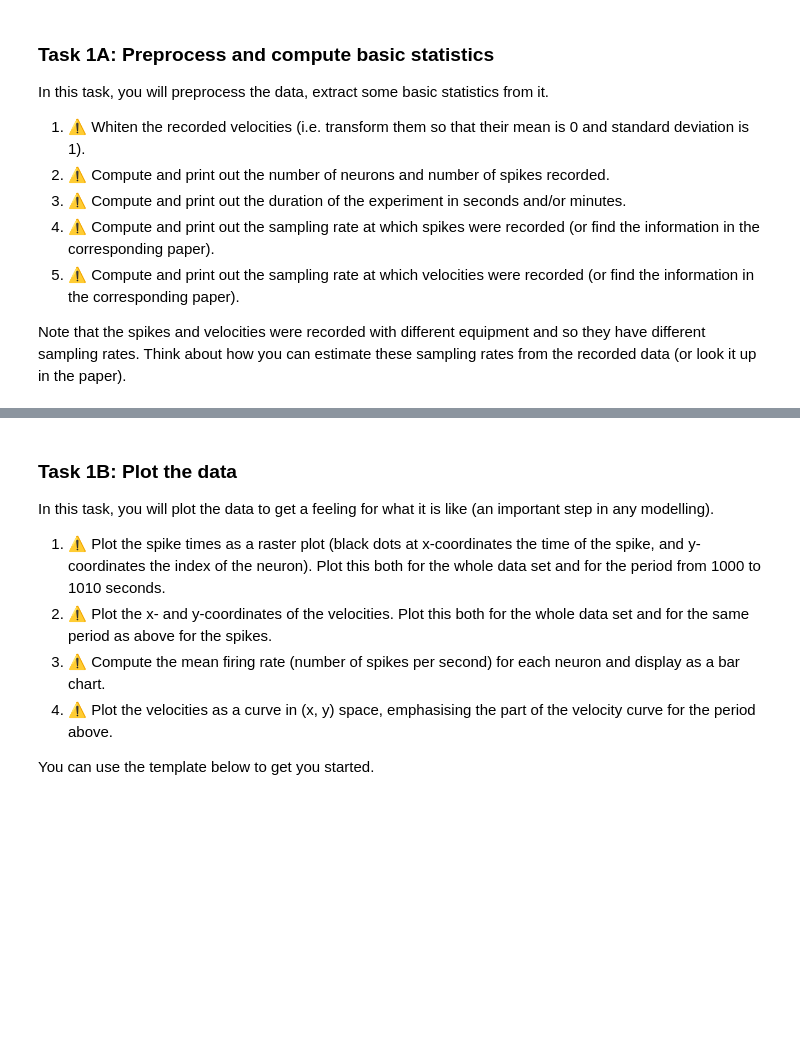
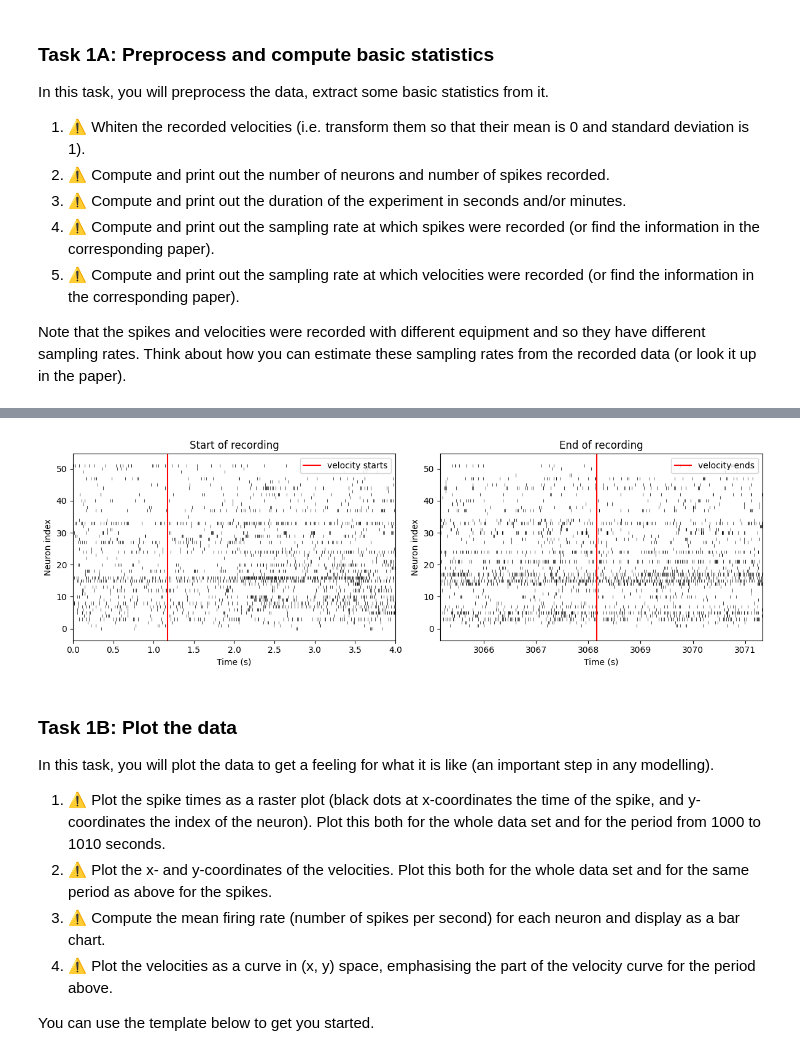
Before and after one commit to MAadinP/neuro4ml, a Jupyter notebook: cw_decoding.ipynb, the cells around one changed output, grey strips where cells are left out. Drawn from its saved outputs; the diff is of its cells as text; code cells hidden in the pictures; blank space fills up the shorter version.

```diff
--- a/cw_decoding.ipynb
+++ b/cw_decoding.ipynb
@@ -86,42 +86,75 @@ v = data['vels']
 mean = np.mean(v, axis=0)
 std = np.std(v, axis=0)
 v_normalised = (v - mean) / std
-# print(v_normalised)
-# print(f"Mean = {np.mean(v_normalised, axis=0)}")
-# print(f"Std = {np.std(v_normalised, axis=0)}")
+print(v_normalised)
+print(f"Mean = {np.mean(v_normalised)}")
+print(f"Std = {np.std(v_normalised)}")
 
 # number of neurons and spikes
 num_neurons = len(spike_times)
 num_spikes = sum(len(st) for st in spike_times)
-print('Neuron and Spike Count:')
-print(f'Number of neurons: {num_neurons}')
-print(f'Number of spikes:  {num_spikes} \n')
+print("Neuron and Spike Count:")
+print(f"Number of neurons: {num_neurons}")
+print(f"Number of spikes:  {num_spikes} \n")
 
 
 # time
 t_first = min(min(st.min() for st in spike_times), vel_times.min())
 t_last = max(max(st.max() for st in spike_times), vel_times.max())
 duration = t_last - t_first
-print('Time Count:')
-print(f'Duration: {duration:.1f} s = {duration/60:.1f} min '
-      f'(velocities recorded from {vel_times[0]:.2f} s to {vel_times[-1]:.2f} s) \n')
+print("Time Count:")
+print(f"Duration: {duration}s = {duration/60}min \n(velocities from {vel_times[0]} s to {vel_times[-1]} s) \n")
 
 # sampling rate of spikes
-print('Spike Sample Rate:')
+print("Spike Sample Rate:")
 all_spikes_sorted = np.sort(np.concatenate(spike_times)) # recall that times go between 0 and 3071.3stg
-# print(f'min = {all_spikes_sorted[0]}, max = { all_spikes_sorted[-1]}')
 isi_all = np.diff(all_spikes_sorted)
 spike_dt = isi_all[isi_all > 0].min()
 spike_fs = 1 / spike_dt
 # Check: all spike times should be (close to) integer multiples of this period
-residual = np.abs(all_spikes_sorted * np.round(spike_fs) - np.round(all_spikes_sorted * np.round(spike_fs))).max()
-print(f'Spike sampling rate: {spike_fs:.0f} Hz (period {spike_dt*1e6:.2f} us), '
-      f'max deviation from 30 kHz grid = {residual:.1e} samples')
+print(f"Spike sampling rate: {spike_fs:.2f} Hz (period {spike_dt*1e6:.2f}us) \n")
 
 
 # sampling rate of velocity
-print('Vel Sample Rate:')
+print("Vel Sample Rate:")
 vel_dt = np.median(np.diff(vel_times))
-print(f'Velocity sampling rate: {1/vel_dt:.0f} Hz (period {vel_dt*1e3:.0f} ms, '
-      f'all intervals equal: {np.allclose(np.diff(vel_times), vel_dt)})')
+print(f"Velocity sampling rate: {1/vel_dt:.2f} Hz (period {vel_dt*1e3:.2f}ms) \n")
+
+# comaring the range of times for spiking data vs the velocities
+spike_start = all_spikes_sorted[0]
+spike_end = all_spikes_sorted[-1]
+vel_start = vel_times[0]
+vel_end = vel_times[-1]
+
+print("Spikes go from", spike_start, "s to", spike_end, "s")
+print("Velocities go from", vel_start, "s to", vel_end, "s")
+print("Number of spikes before the velocity starts:", np.sum(all_spikes_sorted < vel_start))
+print("Number of spikes after the velocity ends:", np.sum(all_spikes_sorted > vel_end))
+
+plt.figure(figsize=(12, 4))
+
+# zoom into the start of the recording
+start_spikes = [st[st < 4] for st in spike_times]
+plt.subplot(1, 2, 1)
+plt.eventplot(start_spikes, colors='k', linewidths=0.5)
+plt.axvline(vel_start, color='r', label='velocity starts')
+plt.xlim(0, 4)
+plt.xlabel('Time (s)')
+plt.ylabel('Neuron index')
+plt.title('Start of recording')
+plt.legend()
+
+# zoom into the end of the recording
+end_spikes = [st[st > vel_end - 3] for st in spike_times]
+plt.subplot(1, 2, 2)
+plt.eventplot(end_spikes, colors='k', linewidths=0.5)
+plt.axvline(vel_end, color='r', label='velocity ends')
+plt.xlim(vel_end - 3, spike_end)
+plt.xlabel('Time (s)')
+plt.ylabel('Neuron index')
+plt.title('End of recording')
+plt.legend()
+
+plt.tight_layout()
+plt.show()
 # %% [output]
@@ -139,3 +178,4 @@ Velocity sampling rate: 100 Hz (period 10 ms, all intervals equal: True)
+[figure, added]
 # %% [markdown]
 ### Task 1B: Plot the data
 
```
Also changed, not shown: parts of 19 cells of this notebook, 3 other files.
